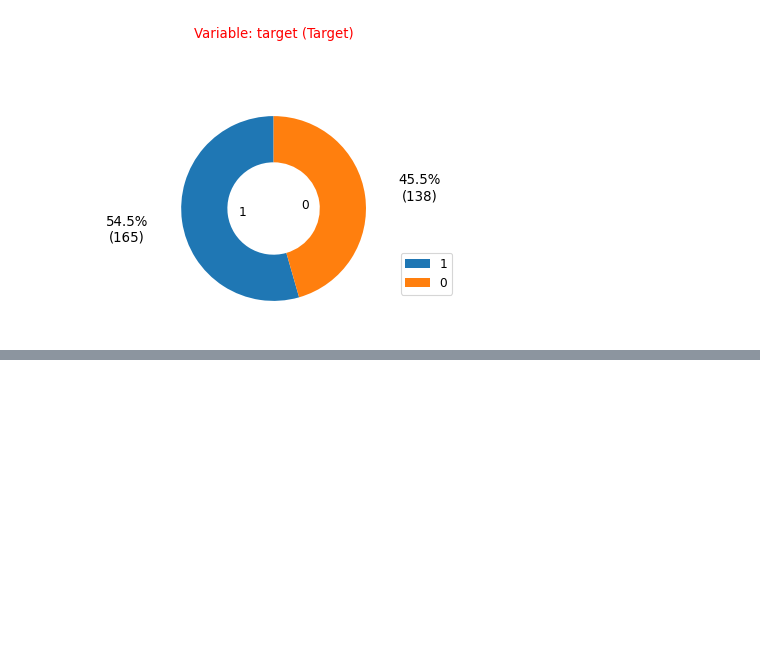
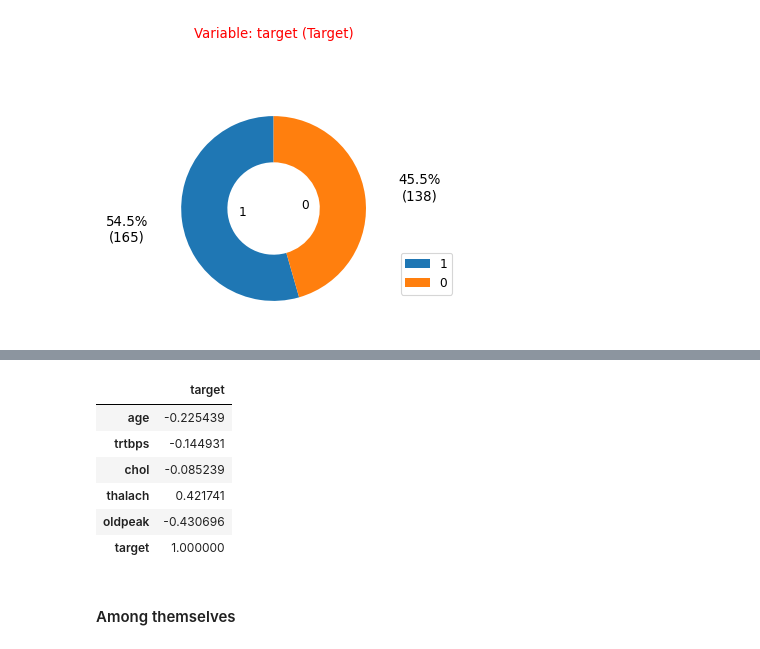
Before and after one commit to audrey-rw5683/HeartAttackPrediction, a Jupyter notebook: ML-Heart Attack Prediction Analysis.ipynb, the cells around one changed output, grey strips where cells are left out. Cells and saved outputs as stored; diff of their text form; code cells hidden in the pictures; blank space fills up the shorter version.

```diff
--- a/ML-Heart Attack Prediction Analysis.ipynb
+++ b/ML-Heart Attack Prediction Analysis.ipynb
@@ -249,0 +285,12 @@ for j, k in list(zip(categoric_var, categoric_axis_name)):
+# %%
+heart[numeric_var].corr().iloc[:, [-1]]
+# %% [output]
+|  | target |
+| age | -0.225439 |
+| trtbps | -0.144931 |
+| chol | -0.085239 |
+| thalach | 0.421741 |
+| oldpeak | -0.430696 |
+| target | 1.000000 |
+# %% [markdown]
+#### Among themselves
```
Also changed, not shown: parts of 4 cells of this notebook.
